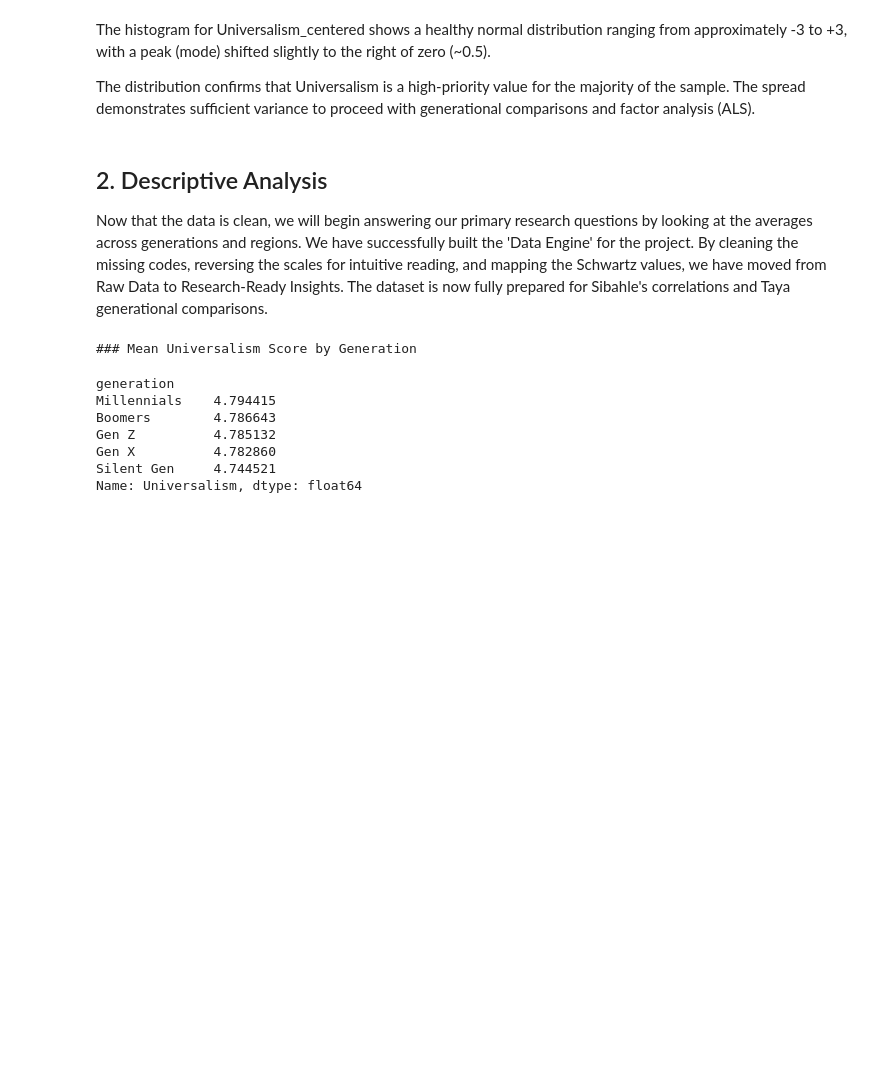
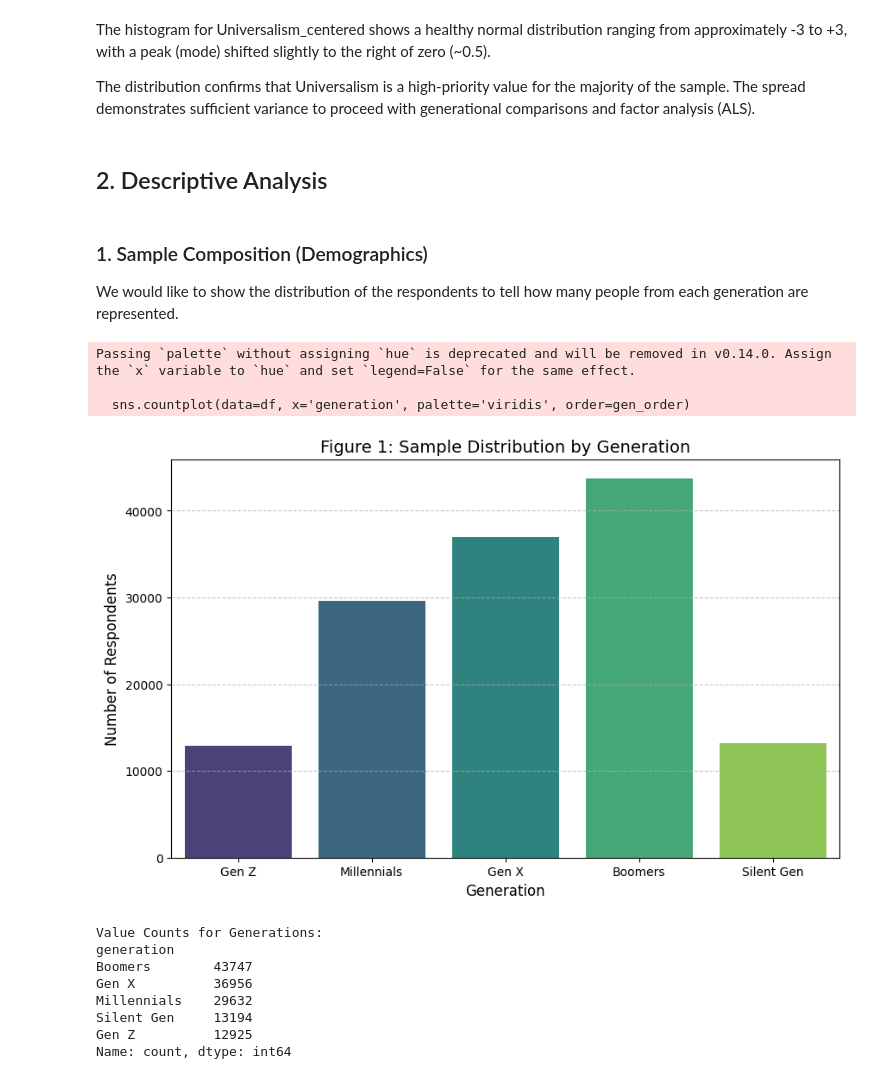
Before and after one commit to CU-S26-MSDSSB-DSCI-01-DataScienceLab/DataScienceLab_HumanValues, a Jupyter notebook: Sec1.ipynb, the cells around one changed output. Drawn from its saved outputs; the diff is of its cells as text; code cells hidden in the pictures; blank space fills up the shorter version.

Commit message:
add descriptive analysis

```diff
--- a/Sec1.ipynb
+++ b/Sec1.ipynb
@@ -348,20 +348,40 @@ plt.show()
 The histogram for Universalism_centered shows a healthy normal distribution ranging from approximately -3 to +3, with a peak (mode) shifted slightly to the right of zero (~0.5).
 
 The distribution confirms that Universalism is a high-priority value for the majority of the sample. The spread demonstrates sufficient variance to proceed with generational comparisons and factor analysis (ALS).
-# %% [markdown]
-## 2. Descriptive Analysis
-Now that the data is clean, we will begin answering our primary research questions by looking at the averages across generations and regions.
-We have successfully built the 'Data Engine' for the project. By cleaning the missing codes, reversing the scales for intuitive reading, and mapping the Schwartz values, we have moved from Raw Data to Research-Ready Insights. The dataset is now fully prepared for Sibahle's correlations and Taya generational comparisons.
-# %%
-# Final check: Average Universalism by Generation
-print("### Mean Universalism Score by Generation")
-display(df.groupby('generation')['Universalism'].mean().sort_values(ascending=False))
-# %% [output]
-### Mean Universalism Score by Generation
-generation
-Millennials    4.794415
-Boomers        4.786643
-Gen Z          4.785132
-Gen X          4.782860
-Silent Gen     4.744521
-Name: Universalism, dtype: float64
+# %% [markdown]
+## 2. Descriptive Analysis
+# %% [markdown]
+### 1. Sample Composition (Demographics)
+We would like to show the distribution of the respondents to tell how many people from each generation are represented.
+# %%
+import seaborn as sns
+import matplotlib.pyplot as plt
+
+# Define the order for consistent plotting
+gen_order = ['Gen Z', 'Millennials', 'Gen X', 'Boomers', 'Silent Gen']
+
+plt.figure(figsize=(10, 6))
+sns.countplot(data=df, x='generation', palette='viridis', order=gen_order)
+
+plt.title('Figure 1: Sample Distribution by Generation', fontsize=14)
+plt.xlabel('Generation', fontsize=12)
+plt.ylabel('Number of Respondents', fontsize=12)
+plt.grid(axis='y', linestyle='--', alpha=0.7)
+plt.show()
+
+# Print counts to check the 'Unknown' category
+print("Value Counts for Generations:")
+print(df['generation'].value_counts())
+# %% [output]
+Passing `palette` without assigning `hue` is deprecated and will be removed in v0.14.0. Assign the `x` variable to `hue` and set `legend=False` for the same effect.
+
+  sns.countplot(data=df, x='generation', palette='viridis', order=gen_order)
+[figure, added]
+Value Counts for Generations:
+generation
+Boomers        43747
+Gen X          36956
+Millennials    29632
+Silent Gen     13194
+Gen Z          12925
+Name: count, dtype: int64
```
Also changed, not shown: parts of 4 cells of this notebook.
